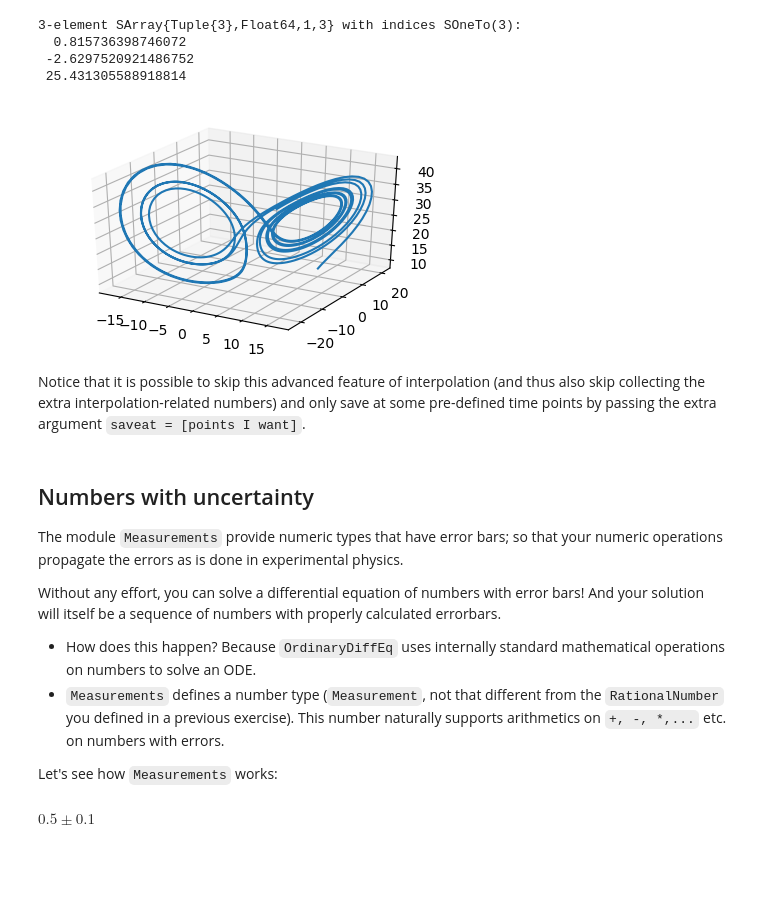
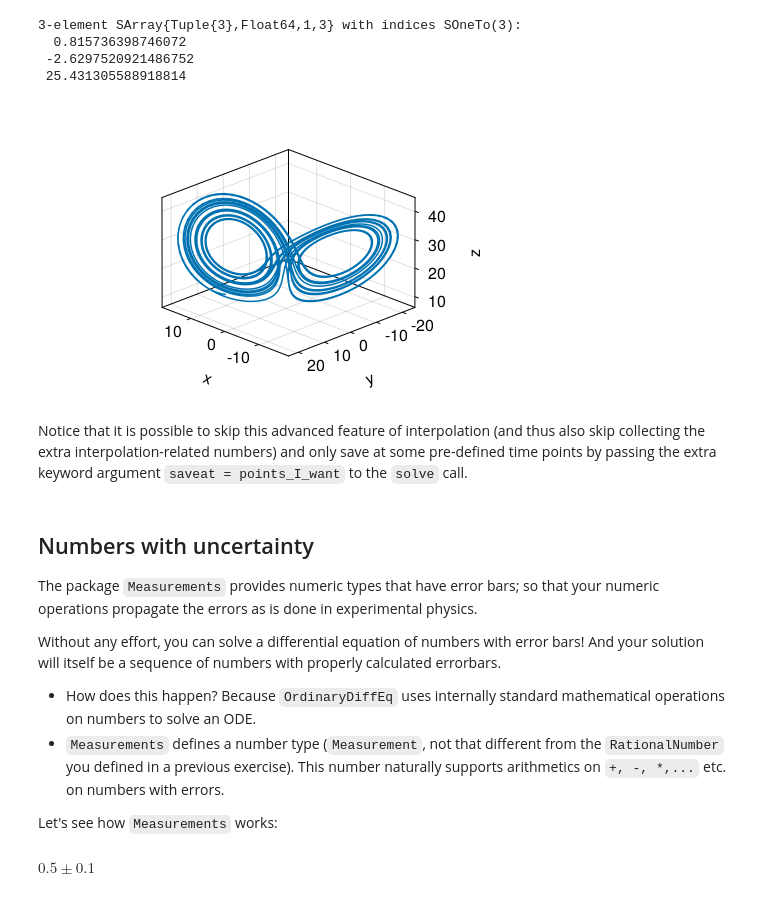
Before and after one commit to Datseris/Zero2Hero-JuliaWorkshop, a Jupyter notebook: 3-Ecosystem.ipynb, the cells around one changed output. Saved outputs shown, nothing was run; the diff lists cells and outputs as text; code cells hidden in the pictures; blank space fills up the shorter version.

```diff
--- a/3-Ecosystem.ipynb
+++ b/3-Ecosystem.ipynb
@@ -149,20 +139,20 @@ sol(5.6)
  -2.6297520921486752
  25.431305588918814
 # %%
-t = 0:0.01:10
+t = 0:0.01:25
 X, Y, Z = zero(t), zero(t), zero(t)
 for (i, τ) in enumerate(t)
     X[i], Y[i], Z[i] = sol(τ)
 end
-plot3D(X, Y, Z);
+lines(X, Y, Z; axis = (type = Axis3, azimuth = 0.75π))
 # %% [output]
-[figure, old version]
+[figure, new version]
 # %% [markdown]
-Notice that it is possible to skip this advanced feature of interpolation (and thus also skip collecting the extra interpolation-related numbers) and only save at some pre-defined time points by passing the extra argument `saveat = [points I want]`.
+Notice that it is possible to skip this advanced feature of interpolation (and thus also skip collecting the extra interpolation-related numbers) and only save at some pre-defined time points by passing the extra keyword argument `saveat = points_I_want` to the `solve` call.
 # %% [markdown]
 ## Numbers with uncertainty
 
-The module `Measurements` provide numeric types that have error bars; so that your numeric operations propagate the errors as is done in experimental physics.
+The package `Measurements` provides numeric types that have error bars; so that your numeric operations propagate the errors as is done in experimental physics.
 
 Without any effort, you can solve a differential equation of numbers with error bars! And your solution will itself be a sequence of numbers with properly calculated errorbars.
 
```
Also changed, not shown: parts of 32 cells of this notebook.
